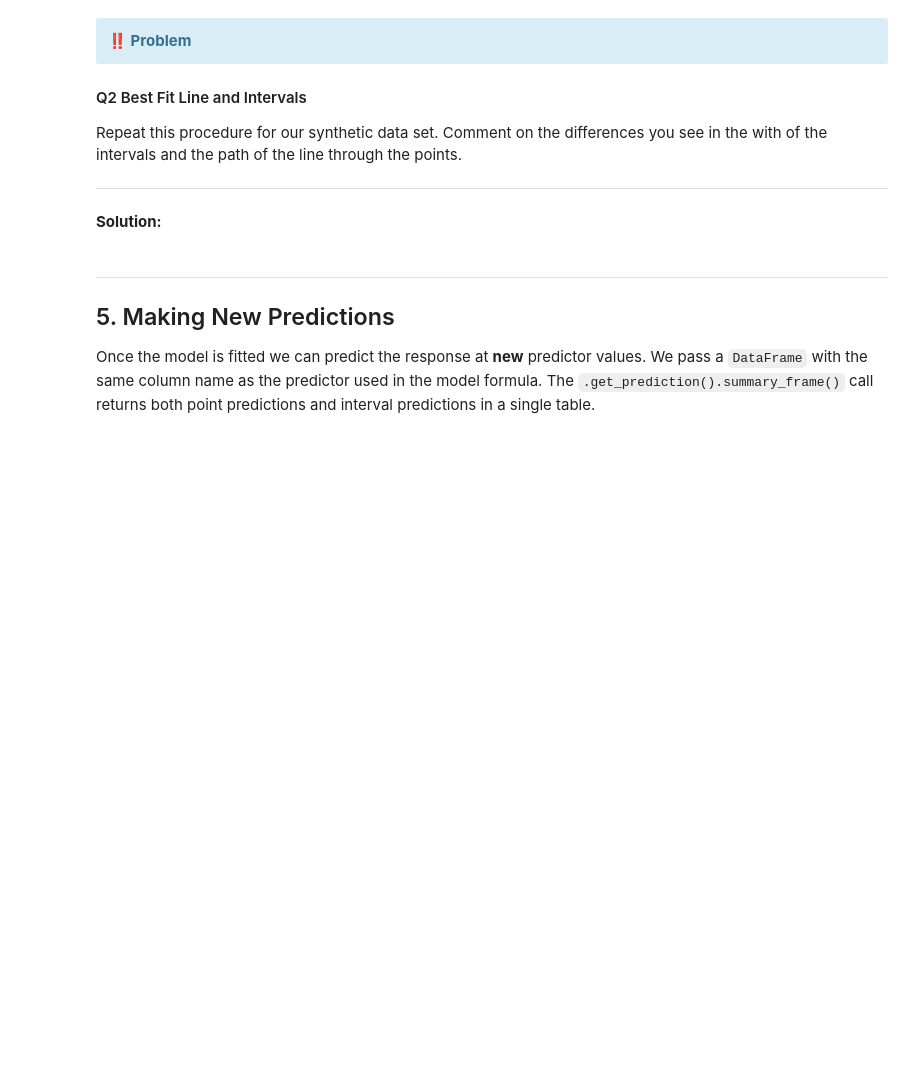
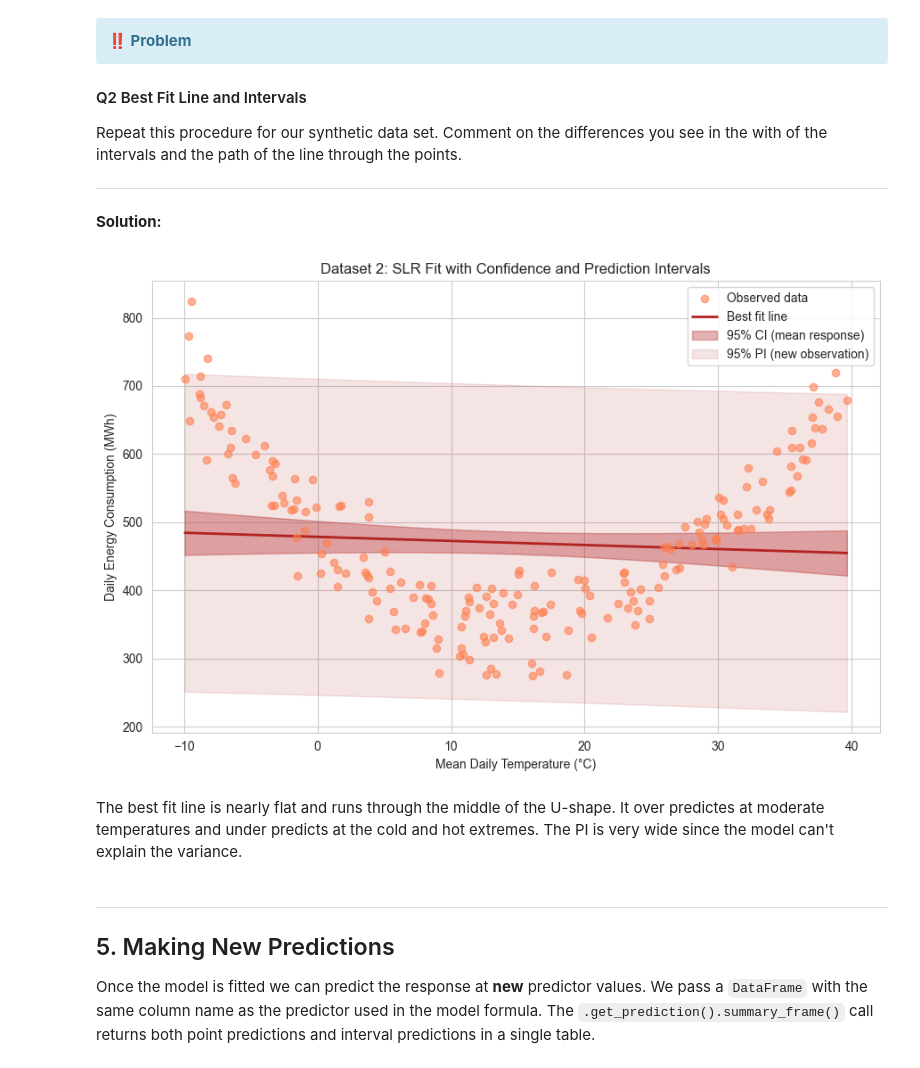
Before and after one commit to aldonunez05/pstat-100, a Jupyter notebook: Lab 6 - Simple Linear Regression.ipynb, the cells around one changed output. Drawn from its saved outputs; the diff is of its cells as text; code cells hidden in the pictures; blank space fills up the shorter version.

```diff
--- a/Lab 6 - Simple Linear Regression.ipynb
+++ b/Lab 6 - Simple Linear Regression.ipynb
@@ -207,7 +207,7 @@ Fit a model to our second data set and produce our model summary.  Discuss the p
 ---
 **Solution:**
 # %%
-model2 = smf.ols('temperature ~ energy', data=df2).fit()
+model2 = smf.ols('energy ~ temperature', data=df2).fit()
 print(model2.summary())
 # %% [output]
                             OLS Regression Results
@@ -315,6 +317,36 @@ Repeat this procedure for our synthetic data set.  Comment on the differences yo
 
 ---
 **Solution:**
+# %%
+x_grid2 = pd.DataFrame({
+    'temperature': np.linspace(df2['temperature'].min(), df2['temperature'].max(), 300)
+})
+
+pred2 = model2.get_prediction(x_grid2).summary_frame(alpha=0.05)
+
+fig, ax = plt.subplots(figsize=(9, 6))
+ax.scatter(df2['temperature'], df2['energy'], alpha=0.6, color='coral', zorder=3, label='Observed data')
+ax.plot(x_grid2['temperature'], pred2['mean'], color='firebrick', lw=2, label='Best fit line')
+ax.fill_between(
+    x_grid2['temperature'],
+    pred2['mean_ci_lower'], pred2['mean_ci_upper'],
+    alpha=0.35, color='firebrick', label='95% CI (mean response)'
+)
+ax.fill_between(
+    x_grid2['temperature'],
+    pred2['obs_ci_lower'], pred2['obs_ci_upper'],
+    alpha=0.12, color='firebrick', label='95% PI (new observation)'
+)
+ax.set_xlabel('Mean Daily Temperature (°C)')
+ax.set_ylabel('Daily Energy Consumption (MWh)')
+ax.set_title('Dataset 2: SLR Fit with Confidence and Prediction Intervals')
+ax.legend()
+plt.tight_layout()
+plt.show()
+# %% [output]
+[figure, added]
+# %% [markdown]
+The best fit line is nearly flat and runs through the middle of the U-shape. It over predictes at moderate temperatures and under predicts at the cold and hot extremes. The PI is very wide since the model can't explain the variance.
 # %% [markdown]
 ---
 
```
Also changed, not shown: parts of 8 cells of this notebook, 2 other files.
